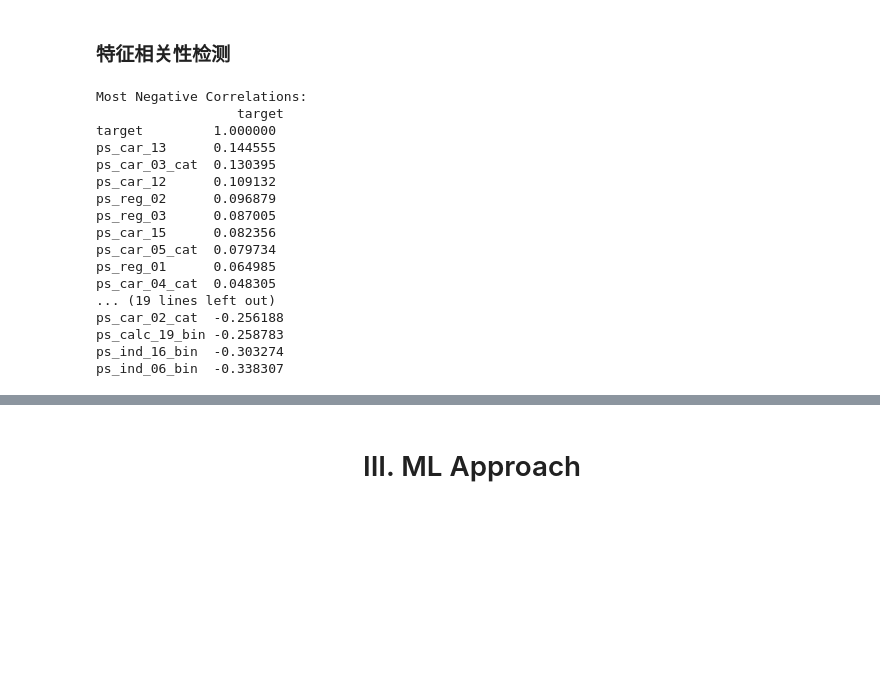
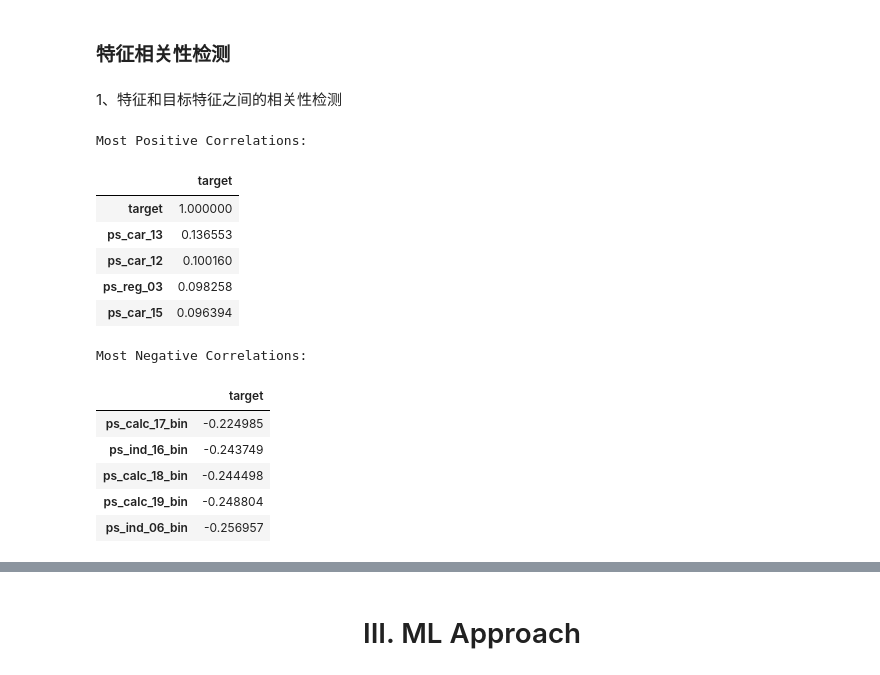
Before and after one commit to OneStepAndTwoSteps/Kaggle-Project, a Jupyter notebook: Porto Seguro’s Safe Driver Prediction/notebook301934bb94.ipynb, the cells around one changed output, grey strips where cells are left out. Saved outputs shown, nothing was run; the diff lists cells and outputs as text; code cells hidden in the pictures; blank space fills up the shorter version.

```diff
--- a/Porto Seguro’s Safe Driver Prediction/notebook301934bb94.ipynb
+++ b/Porto Seguro’s Safe Driver Prediction/notebook301934bb94.ipynb
@@ -16,8 +17,11 @@ from plotly.offline import download_plotlyjs, init_notebook_mode, plot, iplot
 init_notebook_mode(connected=True)    #THIS LINE IS MOST IMPORTANT AS THIS WILL DISPLAY PLOT ON
 #NOTEBOOK WHILE KERNEL IS RUNNING
 # %%
-train = pd.read_csv('../input/porto-seguro-safe-driver-prediction/train.csv')
-test = pd.read_csv('../input/porto-seguro-safe-driver-prediction/test.csv')
+# train = pd.read_csv('../input/porto-seguro-safe-driver-prediction/train.csv')
+# test = pd.read_csv('../input/porto-seguro-safe-driver-prediction/test.csv')
+
+train = pd.read_csv('./input/train.csv')
+test = pd.read_csv('./input/test.csv')
 # %%
 train.head()
 # %% [output]
@@ -151 +191,8 @@ from sklearn.metrics import recall_score
+# %%
+train_target = train['target']
+# train_feature = train.drop(columns='target')
+train_feature = train.drop(columns = ['target','id'])
+
+
+x_train,x_test,y_train,y_test = train_test_split(train_feature,train_target,test_size= 0.2,random_state=10)
 # %%
@@ -287,31 +332,34 @@ plot_2d_space(X, os_labels, 'Imbalanced dataset (2 PCA components)')
 # %% [markdown]
 ### 特征相关性检测
+# %% [markdown]
+1、特征和目标特征之间的相关性检测
 # %%
 new_os_features = os_features.copy()
 new_os_features['target'] = os_labels
 
 # Find correlations with the target and sort
-correlations = new_os_features.corr()['target'].sort_values(ascending=False)
-correlations = pd.DataFrame(correlations)
+corrs = new_os_features.corr()['target'].sort_values(ascending=False)
+correlations = pd.DataFrame(corrs)
 
 # Display correlations
-print('Most Negative Correlations:\n', correlations.head(15))
-print('\nMost Positive Correlations:\n',correlations.tail(15))
+print('Most Positive Correlations:\n')
+correlations.head()
 # %% [output]
-Most Negative Correlations:
-                  target
-target         1.000000
-ps_car_13      0.144555
-ps_car_03_cat  0.130395
-ps_car_12      0.109132
-ps_reg_02      0.096879
-ps_reg_03      0.087005
-ps_car_15      0.082356
-ps_car_05_cat  0.079734
-ps_reg_01      0.064985
-ps_car_04_cat  0.048305
-... (19 lines left out)
-ps_car_02_cat  -0.256188
-ps_calc_19_bin -0.258783
-ps_ind_16_bin  -0.303274
-ps_ind_06_bin  -0.338307
+Most Positive Correlations:
+|  | target |
+| target | 1.000000 |
+| ps_car_13 | 0.136553 |
+| ps_car_12 | 0.100160 |
+| ps_reg_03 | 0.098258 |
+| ps_car_15 | 0.096394 |
+# %%
+print('Most Negative Correlations:\n')
+correlations.tail()
+# %% [output]
+Most Negative Correlations:
+|  | target |
+| ps_calc_17_bin | -0.224985 |
+| ps_ind_16_bin | -0.243749 |
+| ps_calc_18_bin | -0.244498 |
+| ps_calc_19_bin | -0.248804 |
+| ps_ind_06_bin | -0.256957 |
```
Also changed, not shown: parts of 63 cells of this notebook, 1 other file.
